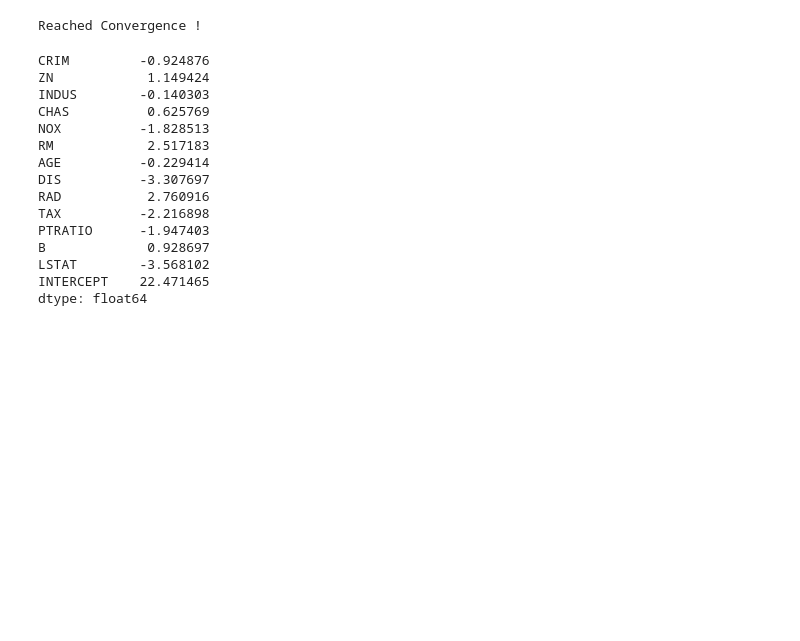
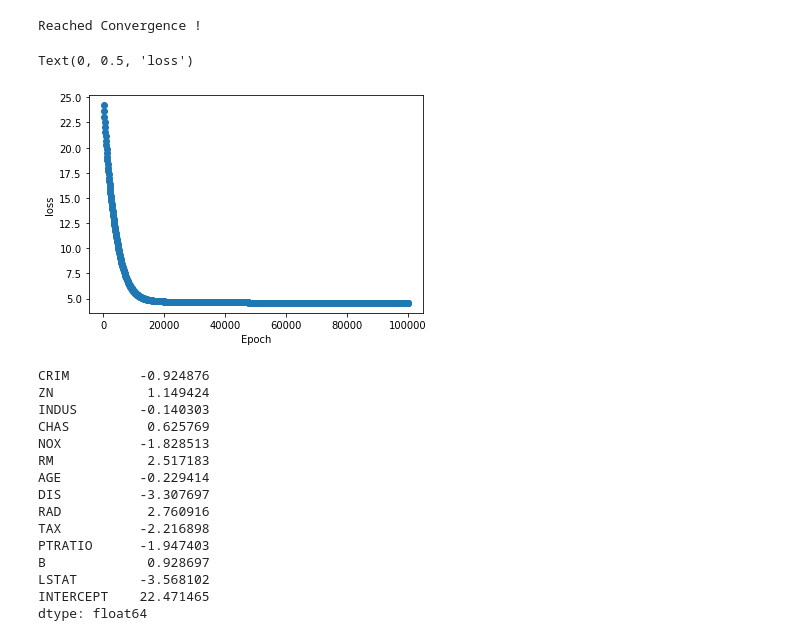
Before and after one commit to kerinb/CodeBlogRepo, a Jupyter notebook: LinearRegressionBlogCode/Linear Regression - without regularisation.ipynb, the cells around one changed output. Saved outputs shown, nothing was run; the diff lists cells and outputs as text; code cells hidden in the pictures; blank space fills up the shorter version.

```diff
--- a/LinearRegressionBlogCode/Linear Regression - without regularisation.ipynb
+++ b/LinearRegressionBlogCode/Linear Regression - without regularisation.ipynb
@@ -12,13 +12,6 @@ import matplotlib.pyplot as plt
 # required constants for script
 r=0.77; s=1; min_error = 10e-10
 num_iters = 10000; alpha = 0.01
-
-# Load data
-boston = load_boston()
-boston_dataset = pd.DataFrame(boston.data, columns=boston.feature_names)
-boston_dataset['MEDV'] =  boston.target
-y = boston_dataset.MEDV
-X = boston_dataset.drop(['MEDV'], axis=1)
 # %% [markdown]
 # Supporting Functions
 ## Split data into test/train sets
@@ -47,6 +42,20 @@ def add_theta_0(x, X):
+# %%
+def normalise(X):
+    min_val = np.min(X, axis = 0)
+    max_val = np.max(X, axis = 0)
+    range_vals = max_val - min_val
+    norm_X = 1 - ((max_val - X)/range_vals)
+    return norm_X
 # %% [markdown]
 ## Linear Regression
 # %%
+# Load data
+boston = load_boston()
+boston_dataset = pd.DataFrame(boston.data, columns=boston.feature_names)
+boston_dataset['MEDV'] =  boston.target
+y = boston_dataset.MEDV
+X = normalise(boston_dataset.drop(['MEDV'], axis=1))
+
 # Split data into training and testing sets
 X_train, X_test, y_train, y_test = train_test_split(X, y, r, seed=s)
 X_train = add_theta_0((X_train - X_train.mean(axis=0))/ X_train.std(axis=0), X)
@@ -83,6 +92,17 @@ for n_iter in range(num_iters):
 params = weights_list[-1]
 # %% [output]
 Reached Convergence !
+# %%
+Epoch=pd.DataFrame(list(range(100,100001,100)))
+loss=pd.DataFrame(losses)
+loss_data=pd.concat([Epoch, loss], axis=1)
+loss_data.columns=['Epoch','loss']
+plt.scatter(loss_data['Epoch'], loss_data['loss'])
+plt.xlabel('Epoch')
+plt.ylabel('loss')
+# %% [output]
+Text(0, 0.5, 'loss')
+[figure, added]
 # %%
 params
 # %% [output]
```
Also changed, not shown: parts of 1 cell of this notebook, 1 other file.
